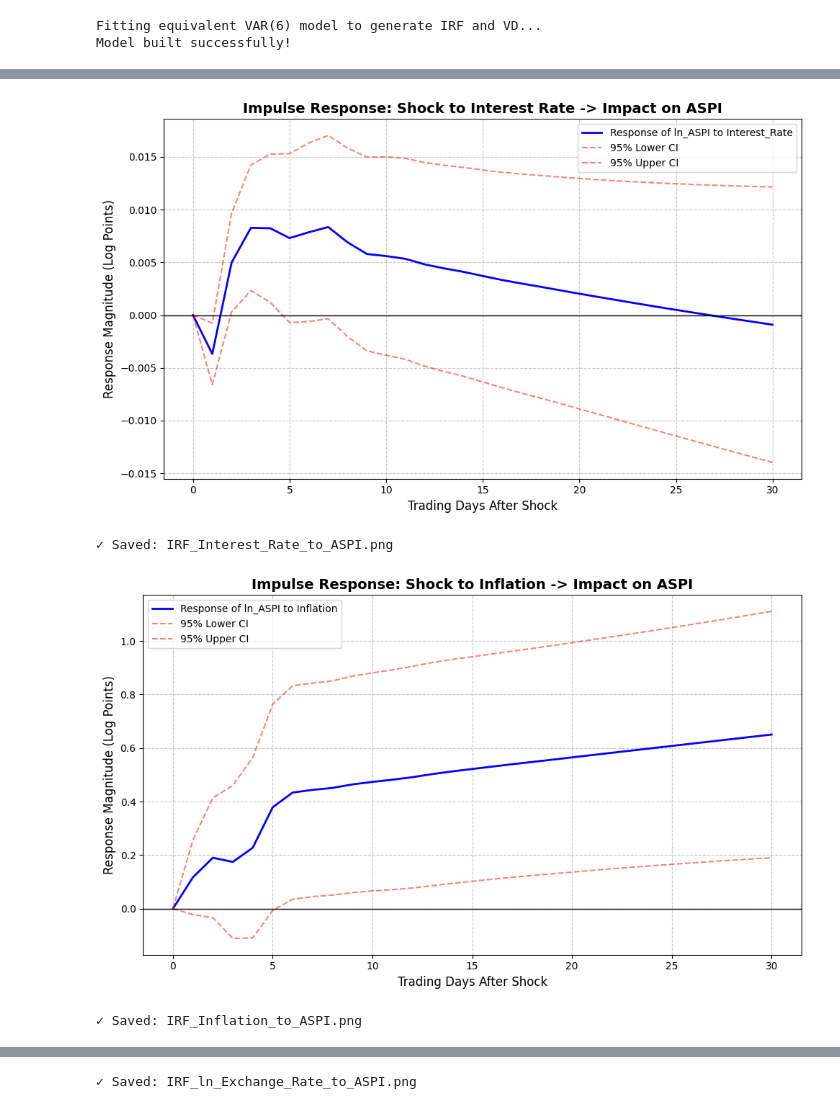
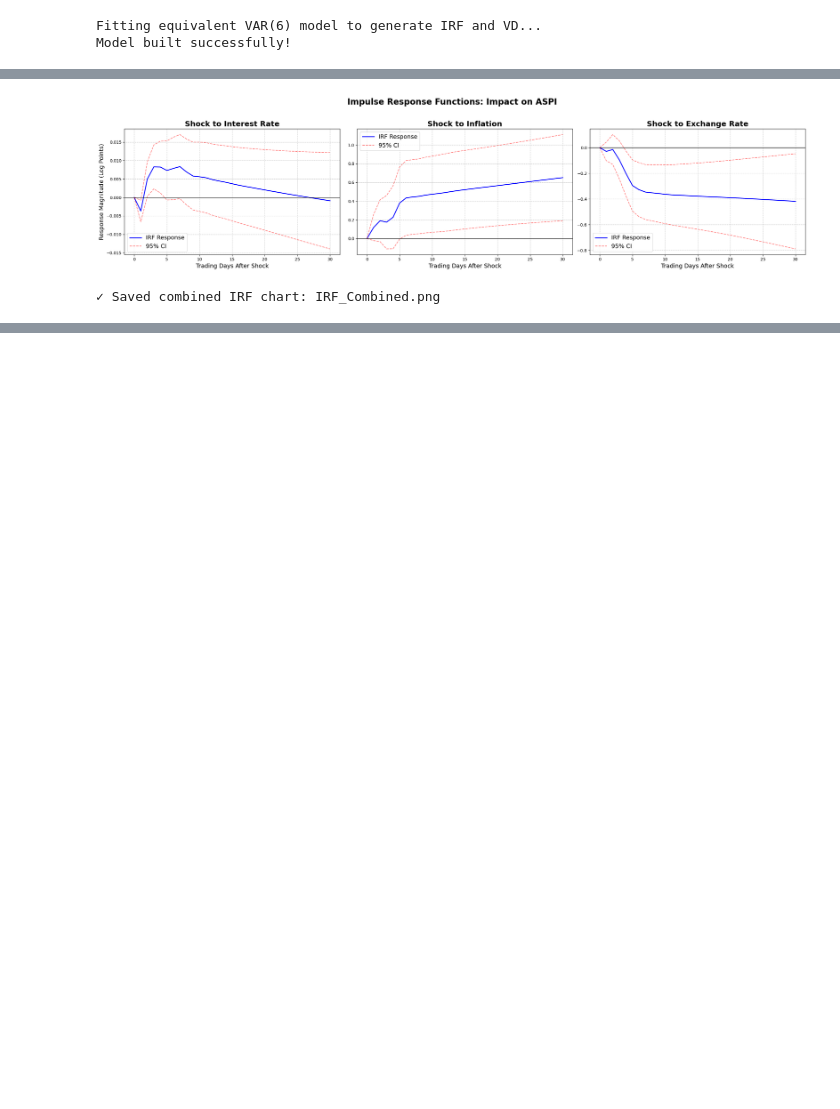
Before and after one commit to sabithahamed/CSE-Research, a Jupyter notebook: Analysis/IRF_VD/irf_vd.ipynb, the cells around one changed output, grey strips where cells are left out. Drawn from its saved outputs; the diff is of its cells as text; code cells hidden in the pictures; blank space fills up the shorter version.

```diff
--- a/Analysis/IRF_VD/irf_vd.ipynb
+++ b/Analysis/IRF_VD/irf_vd.ipynb
@@ -128,56 +128,56 @@ Day 30    96.13              1.86           0.31     1.70
 ✓ Macro-Only VD Chart saved as 'VD_Macro_Only_Chart.png'
 # %%
 # ---------------------------------------------------------
-# 4. Impulse Response Functions (IRFs)
+# 4. Impulse Response Functions (IRFs) - Combined Strip Chart
 # ---------------------------------------------------------
 # irf = var_rep.irf(30)
 irf = var_res.irf(30)
 
 # We want to see how these three variables shock the ASPI (Index 0)
 macro_shocks = {
     'Interest_Rate': 2,       # Index in the variables list
     'Inflation': 3,           # Index in the variables list
     'ln_Exchange_Rate': 1     # Index in the variables list
 }
 
-# Loop through each macro variable and generate its own chart
-for shock_name, shock_index in macro_shocks.items():
+# Create one horizontal strip with 3 subplots
+fig, axes = plt.subplots(1, 3, figsize=(24, 6), sharex=True)
 
-    fig, ax = plt.subplots(figsize=(10, 6))
+for i, (shock_name, shock_index) in enumerate(macro_shocks.items()):
+    ax = axes[i]
 
     # Extract the specific response and confidence intervals
     # irf.irfs holds [time, response_var, shock_var]
     response = irf.irfs[:, 0, shock_index]
     stderr = irf.stderr()
     lower_bound = response - 1.96 * stderr[:, 0, shock_index]
     upper_bound = response + 1.96 * stderr[:, 0, shock_index]
 
     # Plotting
-    ax.plot(response, color='blue', linewidth=2, label=f'Response of ln_ASPI to {shock_name}')
-    ax.plot(lower_bound, 'r--', alpha=0.5, label='95% Lower CI')
-    ax.plot(upper_bound, 'r--', alpha=0.5, label='95% Upper CI')
+    ax.plot(response, color='blue', linewidth=2, label='IRF Response')
+    ax.plot(lower_bound, 'r--', alpha=0.5, label='95% CI')
+    ax.plot(upper_bound, 'r--', alpha=0.5, label='_nolegend_')
     ax.axhline(0, color='black', linewidth=1)
 
     # Formatting
-    # Clean up the name for the title (e.g., 'ln_Exchange_Rate' -> 'Exchange Rate')
     clean_name = shock_name.replace('ln_', '').replace('_', ' ')
+    ax.set_title(f'Shock to {clean_name}', fontsize=18, fontweight='bold')
+    ax.set_xlabel('Trading Days After Shock', fontsize=14)
+    if i == 0:
+        ax.set_ylabel('Response Magnitude (Log Points)', fontsize=14)
 
-    ax.set_title(f'Impulse Response: Shock to {clean_name} -> Impact on ASPI', fontsize=14, fontweight='bold')
-    ax.set_xlabel('Trading Days After Shock', fontsize=12)
-    ax.set_ylabel('Response Magnitude (Log Points)', fontsize=12)
-    ax.legend()
+    ax.grid(True, linestyle='--', alpha=0.7)
+    ax.legend(fontsize=14)
 
-    plt.grid(True, linestyle='--', alpha=0.7)
-    plt.tight_layout()
+fig.suptitle('Impulse Response Functions: Impact on ASPI', fontsize=20, fontweight='bold')
+plt.tight_layout(rect=[0, 0, 1, 0.95])
 
-    # Save each chart with a unique, clear filename
-    filename = f'IRF_{shock_name}_to_ASPI.png'
-    plt.savefig(filename, dpi=300)
-    plt.show()
+# Save a single combined chart for the paper
+combined_filename = 'IRF_Combined.png'
+plt.savefig(combined_filename, dpi=300, bbox_inches='tight')
+plt.show()
 
-    print(f"✓ Saved: {filename}")
+print(f"✓ Saved combined IRF chart: {combined_filename}")
 # %% [output]
-[figure, old version]
+[figure, new version]
-✓ Saved: IRF_Interest_Rate_to_ASPI.png
+✓ Saved combined IRF chart: IRF_Combined.png
-[figure, removed]
-✓ Saved: IRF_Inflation_to_ASPI.png
@@ -185 +183,0 @@ for shock_name, shock_index in macro_shocks.items():
-✓ Saved: IRF_ln_Exchange_Rate_to_ASPI.png
```
Also changed, not shown: parts of 2 cells of this notebook, 17 other files.
